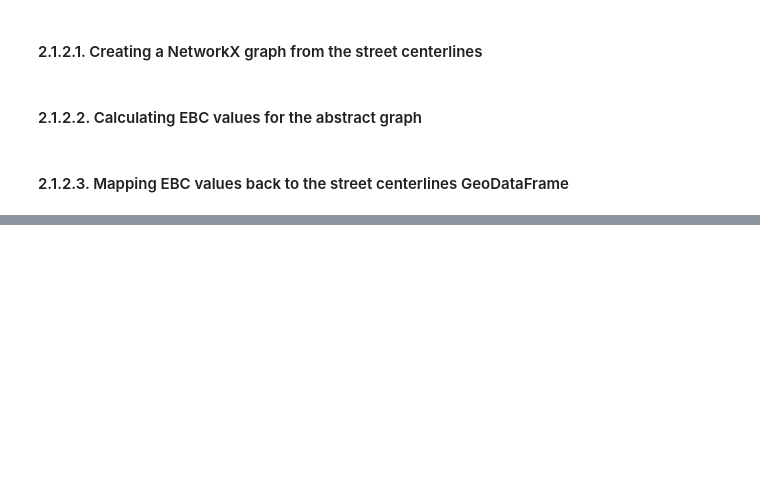
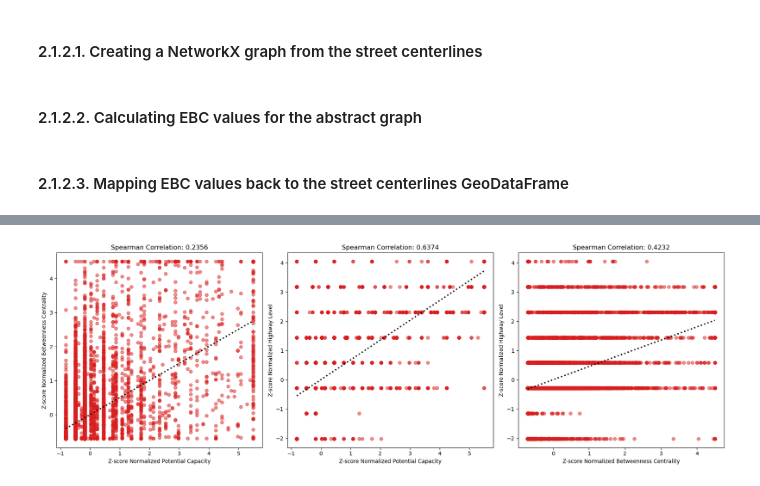
Before and after one commit to U-Shift/lp_streets, a Jupyter notebook: lp_streets.ipynb, the cells around one changed output, grey strips where cells are left out. Drawn from its saved outputs; the diff is of its cells as text; code cells hidden in the pictures; blank space fills up the shorter version.

```diff
--- a/lp_streets.ipynb
+++ b/lp_streets.ipynb
@@ -1017,12 +1019,0 @@ plt.show()
-# %%
-# Matplotlib map of z potential capacity
-fig, ax = plt.subplots(figsize=(5, 5))
-street_lines.plot(column='z_pot_capacity', ax=ax, legend=True, cmap='Reds', linewidth=1)
-ax.set_title('z Potential Capacity of Streets', fontsize=16)
-plt.show()
-
-# Matplotlib map of z betweenness centrality
-fig, ax = plt.subplots(figsize=(5, 5))
-street_lines.plot(column='z_bet_centrality', ax=ax, legend=True, cmap='Blues', linewidth=1)
-ax.set_title('z Betweenness Centrality of Streets', fontsize=16)
-plt.show()
@@ -1031,0 +1020,44 @@ plt.show()
+# %%
+# Calculating Spearman correlation between the three z-score normalized metrics
+corr_cap_cen = street_lines[["z_pot_capacity", "z_bet_centrality"]].corr(method='spearman').iloc[0, 1]
+corr_cap_lev = street_lines[["z_pot_capacity", "z_highway_level"]].corr(method='spearman').iloc[0, 1]
+corr_cen_lev = street_lines[["z_bet_centrality", "z_highway_level"]].corr(method='spearman').iloc[0, 1]
+
+def _plot_with_trend(ax, x, y, xlabel, ylabel, title):
+    mask = x.notna() & y.notna()
+    ax.scatter(x[mask], y[mask], alpha=0.5, color="#D81E1E")
+    # add linear trendline if enough points
+    if mask.sum() > 1:
+        xp = x[mask].values
+        yp = y[mask].values
+        coeff = np.polyfit(xp, yp, 1)
+        xs_sorted = np.sort(xp)
+        ys_fit = np.polyval(coeff, xs_sorted)
+        ax.plot(xs_sorted, ys_fit, color='k', linestyle=':', linewidth=2.5)
+    ax.set_xlabel(xlabel)
+    ax.set_ylabel(ylabel)
+    ax.set_title(title)
+
+plt.figure(figsize=(18, 6))
+ax1 = plt.subplot(1, 3, 1)
+_plot_with_trend(ax1, street_lines["z_pot_capacity"], street_lines["z_bet_centrality"],
+                 "Z-score Normalized Potential Capacity",
+                 "Z-score Normalized Betweenness Centrality",
+                 f"Spearman Correlation: {corr_cap_cen:.4f}")
+
+ax2 = plt.subplot(1, 3, 2)
+_plot_with_trend(ax2, street_lines["z_pot_capacity"], street_lines["z_highway_level"],
+                 "Z-score Normalized Potential Capacity",
+                 "Z-score Normalized Highway Level",
+                 f"Spearman Correlation: {corr_cap_lev:.4f}")
+
+ax3 = plt.subplot(1, 3, 3)
+_plot_with_trend(ax3, street_lines["z_bet_centrality"], street_lines["z_highway_level"],
+                 "Z-score Normalized Betweenness Centrality",
+                 "Z-score Normalized Highway Level",
+                 f"Spearman Correlation: {corr_cen_lev:.4f}")
+
+plt.tight_layout()
+plt.show()
+# %% [output]
+[figure, added]
```
Also changed, not shown: parts of 19 cells of this notebook.
